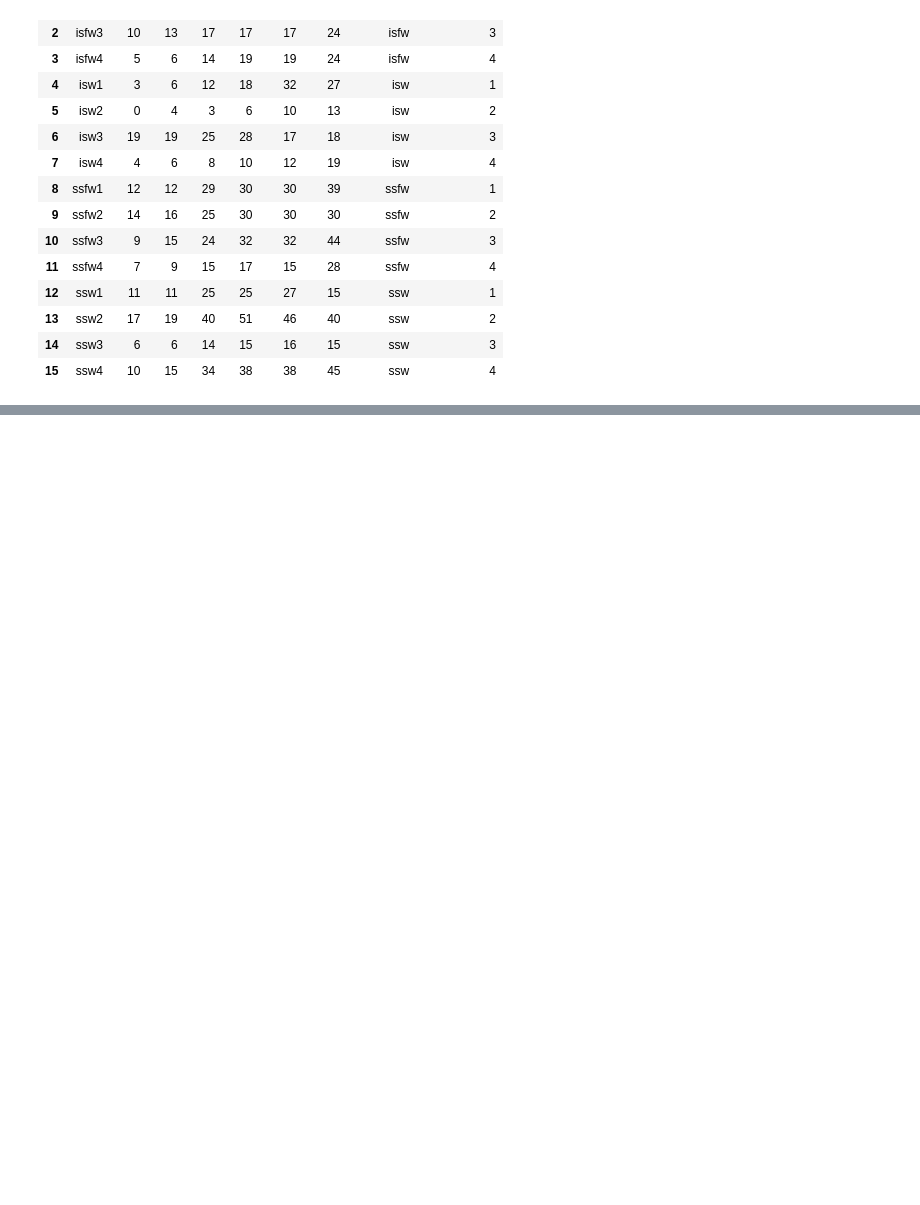
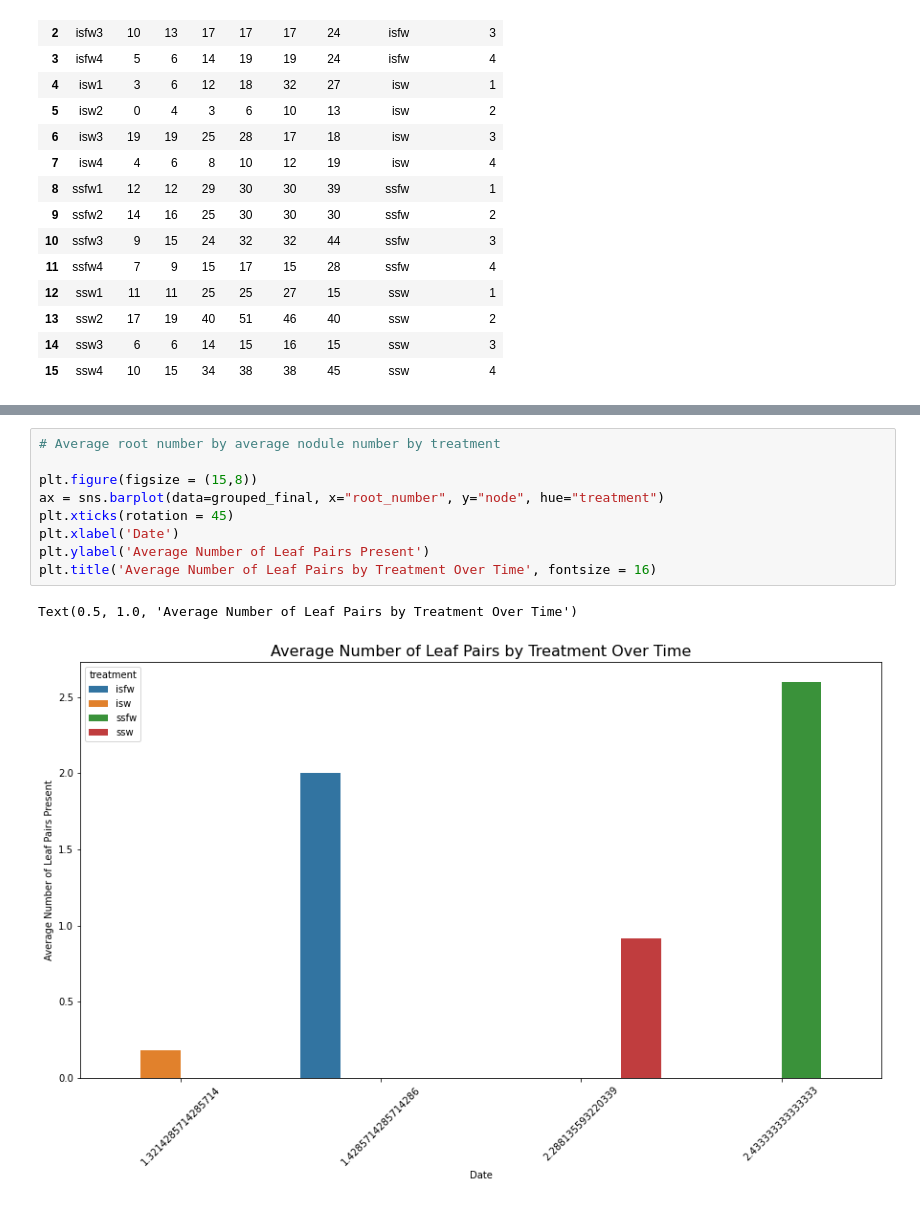
Before and after one commit to Travis-Simmons/Plant_A_P, a Jupyter notebook: figures.ipynb, the cells around one changed output, grey strips where cells are left out. Saved outputs shown, nothing was run; the diff lists cells and outputs as text; blank space fills up the shorter version.

```diff
--- a/figures.ipynb
+++ b/figures.ipynb
@@ -83,0 +185,12 @@ final_day_leaf_count
+# %%
+# Average root number by average nodule number by treatment
+
+plt.figure(figsize = (15,8))
+ax = sns.barplot(data=grouped_final, x="root_number", y="node", hue="treatment")
+plt.xticks(rotation = 45)
+plt.xlabel('Date')
+plt.ylabel('Average Number of Leaf Pairs Present')
+plt.title('Average Number of Leaf Pairs by Treatment Over Time', fontsize = 16)
+# %% [output]
+Text(0.5, 1.0, 'Average Number of Leaf Pairs by Treatment Over Time')
+[figure, added]
```
Also changed, not shown: parts of 22 cells of this notebook, 3 other files.
